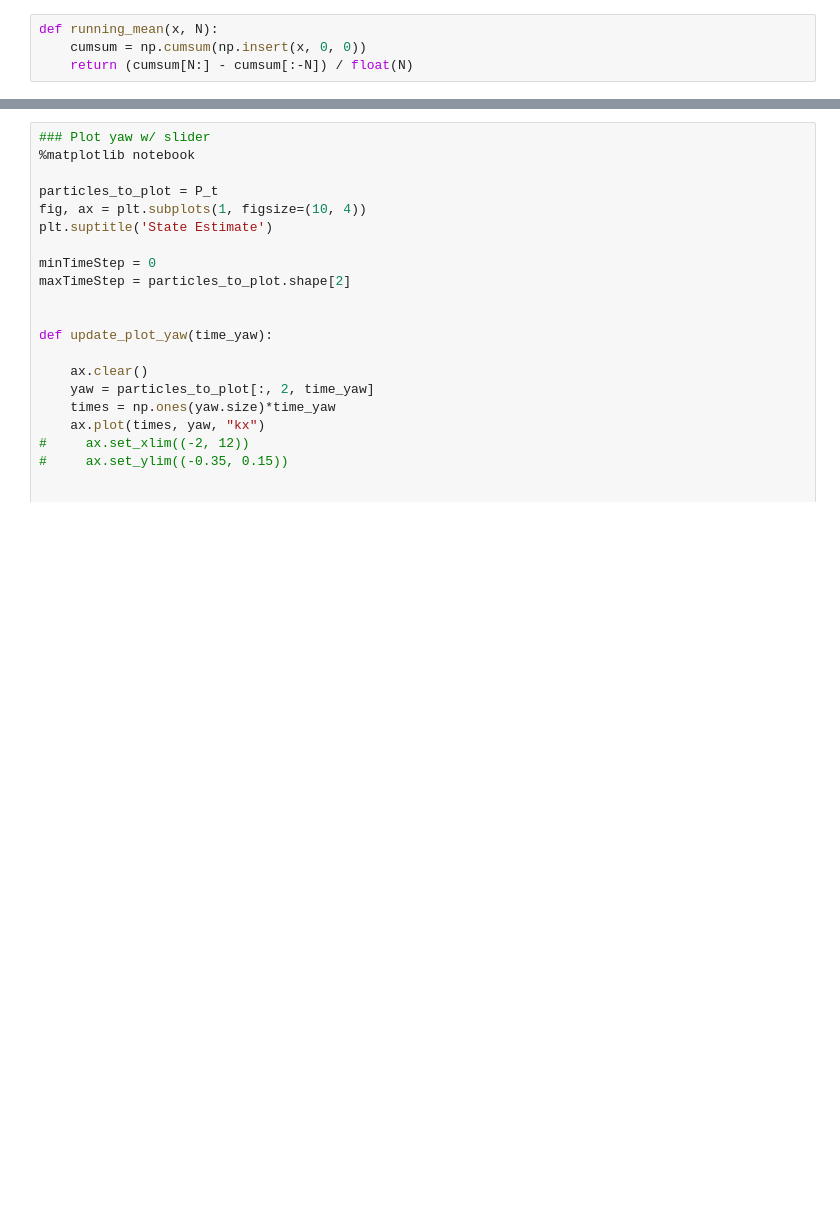
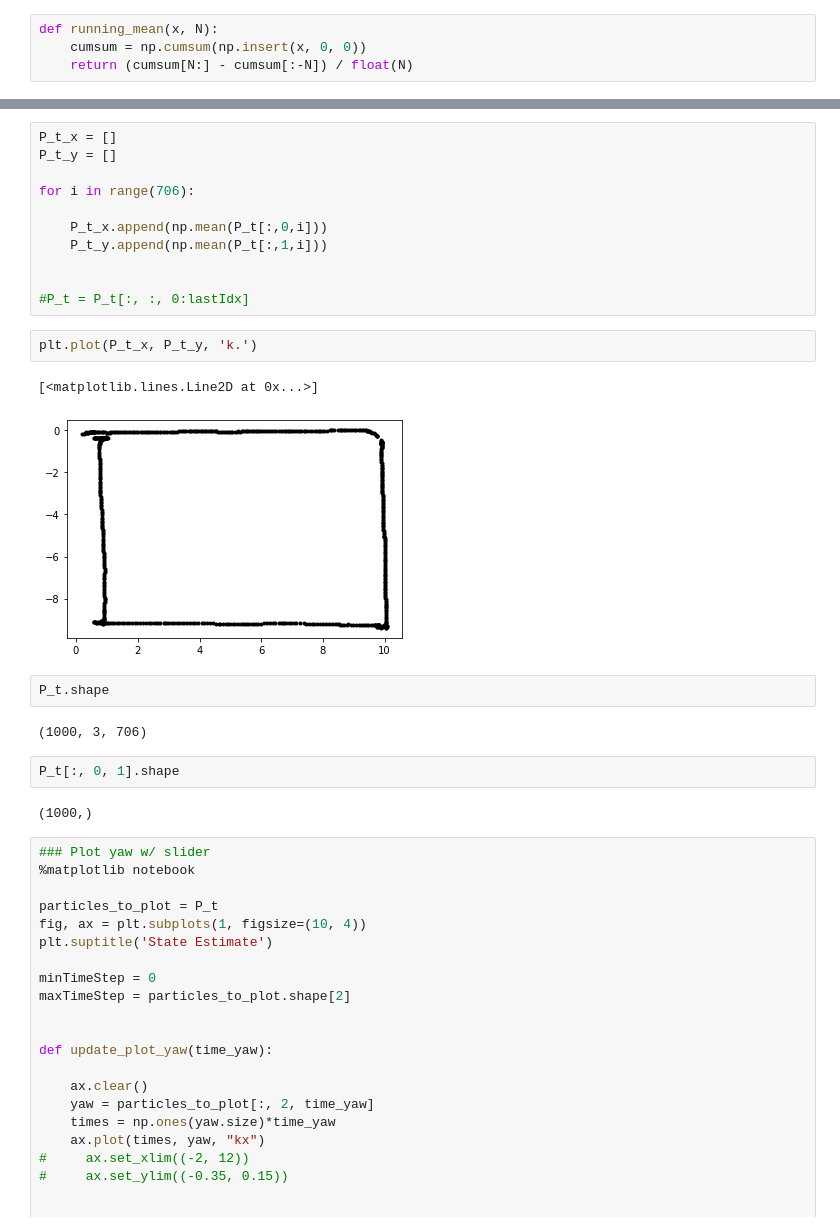
Before and after one commit to clylau/E205_HW4, a Jupyter notebook: hw4.ipynb, the cells around one changed output, grey strips where cells are left out. Saved outputs shown, nothing was run; the diff lists cells and outputs as text; blank space fills up the shorter version.

```diff
--- a/hw4.ipynb
+++ b/hw4.ipynb
@@ -572,3 +595,27 @@ plt.plot(P_t[:, 1, -1])
+# %%
+P_t_x = []
+P_t_y = []
+
+for i in range(706):
+
+    P_t_x.append(np.mean(P_t[:,0,i]))
+    P_t_y.append(np.mean(P_t[:,1,i]))
+
+
+#P_t = P_t[:, :, 0:lastIdx]
+# %%
+plt.plot(P_t_x, P_t_y, 'k.')
+# %% [output]
+[<matplotlib.lines.Line2D at 0x...>]
+[figure, added]
+# %%
+P_t.shape
+# %% [output]
+(1000, 3, 706)
+# %%
+P_t[:, 0, 1].shape
+# %% [output]
+(1000,)
 # %%
 ### Plot yaw w/ slider
 %matplotlib notebook
```
Also changed, not shown: parts of 8 cells of this notebook.
